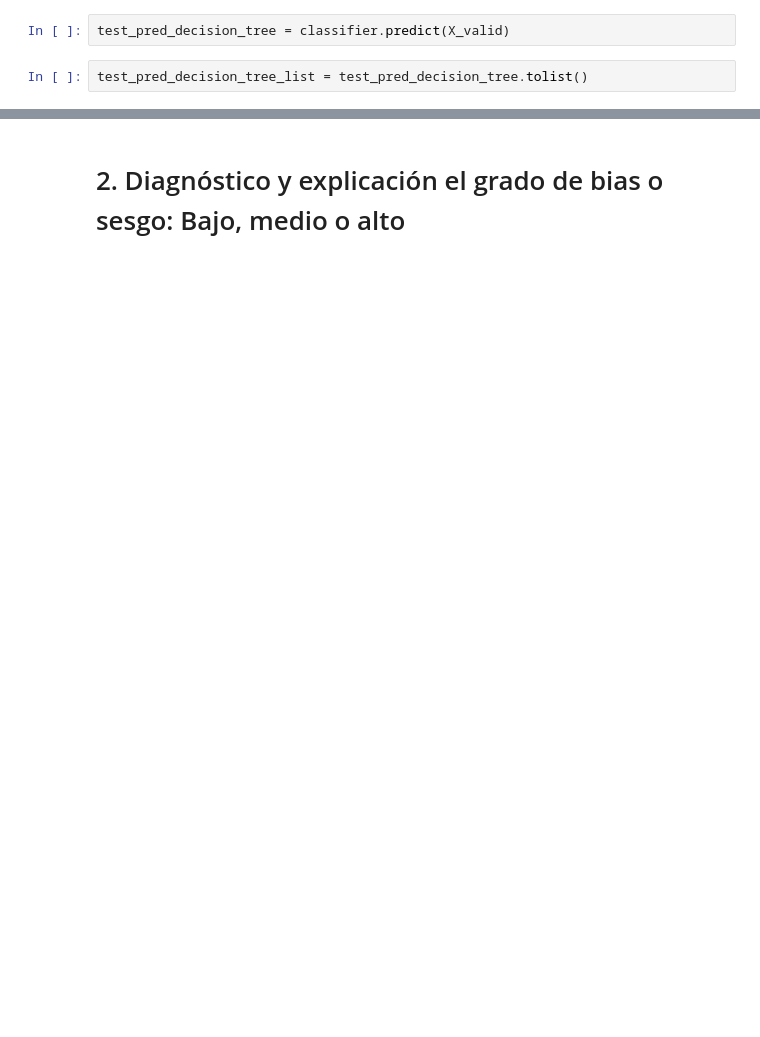
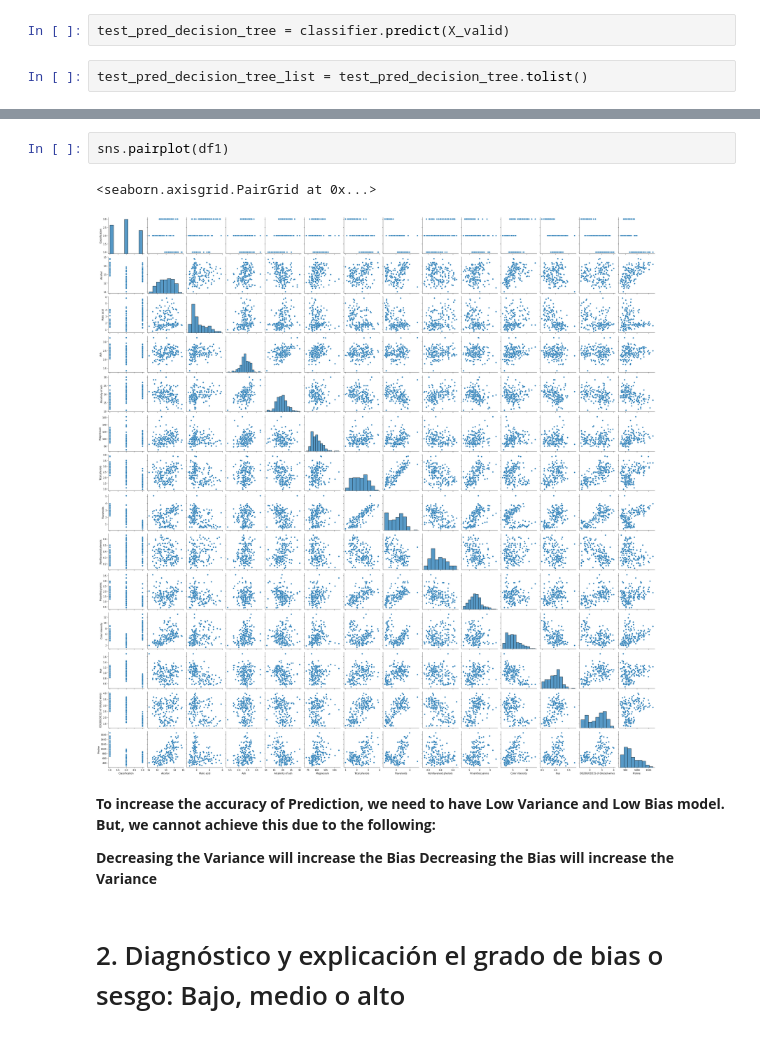
Before and after one commit to marycarmenvv/Modulo2_AnalisisYReporte_A00828570, a Jupyter notebook: Modulo2_AnalisisYReporte_A00828570.ipynb, the cells around one changed output, grey strips where cells are left out. Saved outputs shown, nothing was run; the diff lists cells and outputs as text; blank space fills up the shorter version.

```diff
--- a/Modulo2_AnalisisYReporte_A00828570.ipynb
+++ b/Modulo2_AnalisisYReporte_A00828570.ipynb
@@ -160,2 +165,16 @@ Real:  2  | Pred:  2
+# %%
+sns.pairplot(df1)
+# %% [output]
+<seaborn.axisgrid.PairGrid at 0x...>
+[figure, added]
+# %% [markdown]
+**To increase the accuracy of Prediction, we need to
+have Low Variance and Low Bias model. But, we cannot achieve this due to the following:**
+
+
+
+
+**Decreasing the Variance will increase the Bias
+Decreasing the Bias will increase the Variance**
 # %% [markdown]
 # 2. Diagnóstico y explicación el grado de bias o sesgo: Bajo, medio o alto
```
Also changed, not shown: parts of 20 cells of this notebook.
